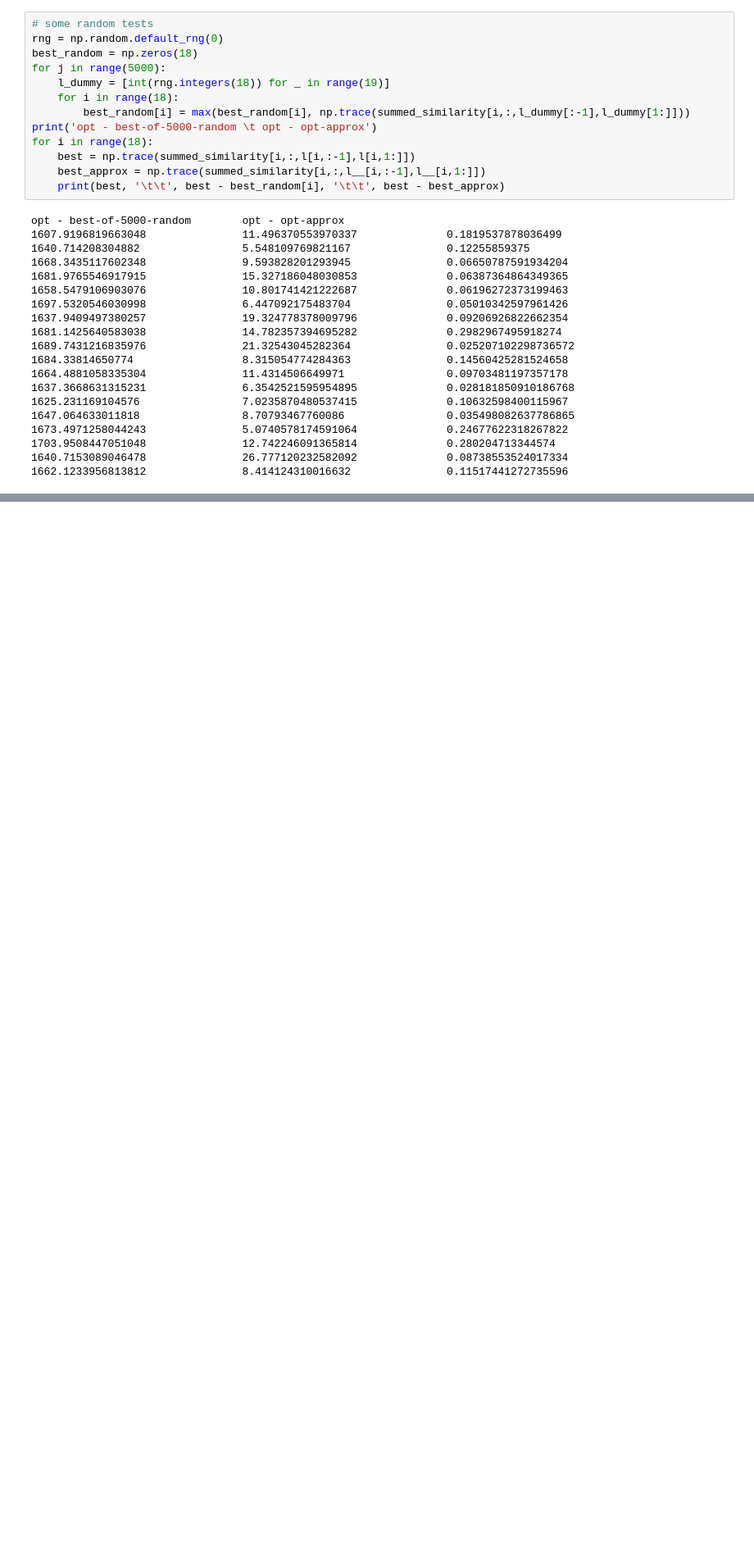
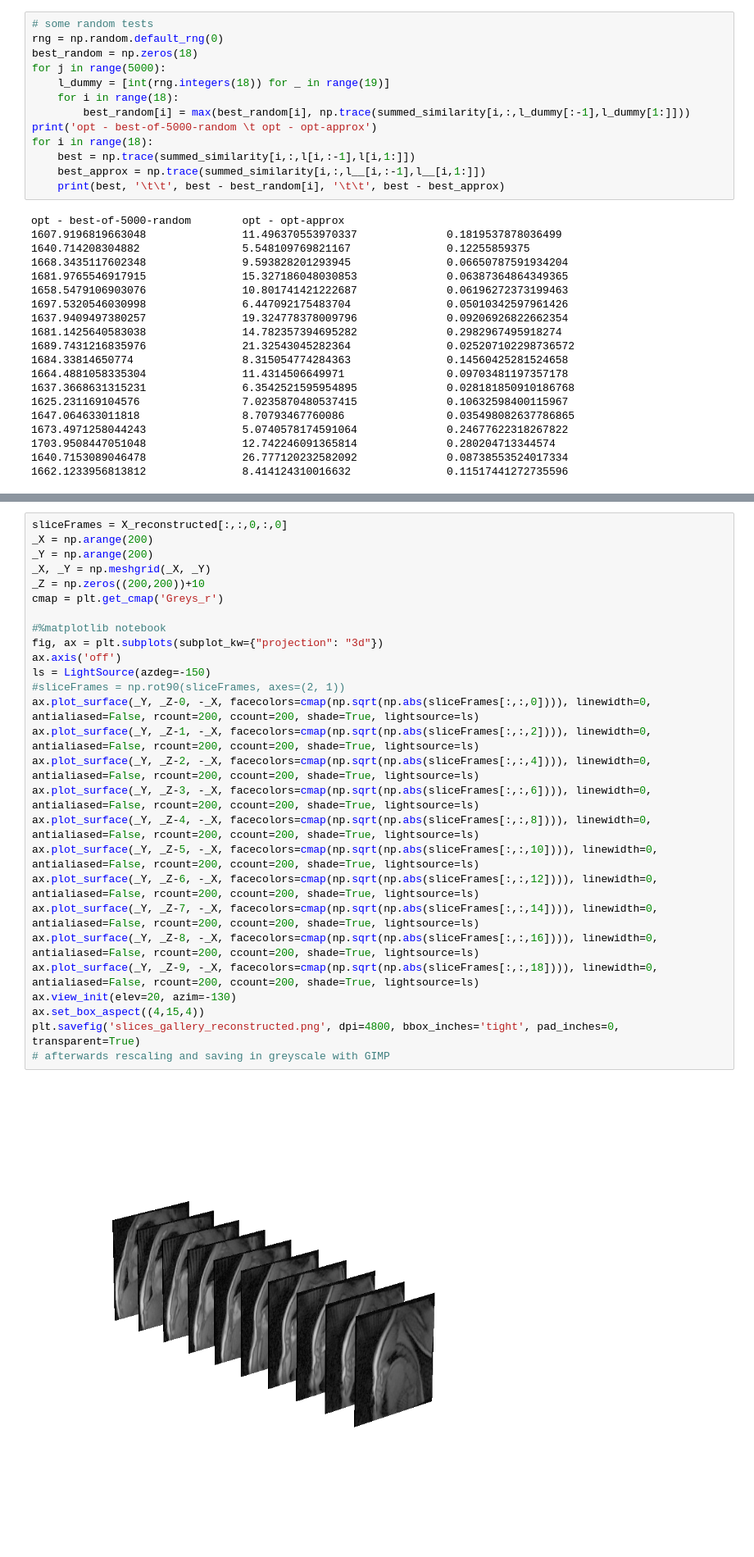
Before and after one commit to melven/pitts, a Jupyter notebook: examples/Interactive_DeepArc_thesis.ipynb, the cells around one changed output, grey strips where cells are left out. Shown at 82% size. Drawn from its saved outputs; the diff is of its cells as text; blank space fills up the shorter version.

```diff
--- a/examples/Interactive_DeepArc_thesis.ipynb
+++ b/examples/Interactive_DeepArc_thesis.ipynb
@@ -707,0 +765,29 @@ display.Video(compareVideo('approxOptimalSliceVideos0_delta', movies_))
+# %%
+sliceFrames = X_reconstructed[:,:,0,:,0]
+_X = np.arange(200)
+_Y = np.arange(200)
+_X, _Y = np.meshgrid(_X, _Y)
+_Z = np.zeros((200,200))+10
+cmap = plt.get_cmap('Greys_r')
+
+#%matplotlib notebook
+fig, ax = plt.subplots(subplot_kw={"projection": "3d"})
+ax.axis('off')
+ls = LightSource(azdeg=-150)
+#sliceFrames = np.rot90(sliceFrames, axes=(2, 1))
+ax.plot_surface(_Y, _Z-0, -_X, facecolors=cmap(np.sqrt(np.abs(sliceFrames[:,:,0]))), linewidth=0, antialiased=False, rcount=200, ccount=200, shade=True, lightsource=ls)
+ax.plot_surface(_Y, _Z-1, -_X, facecolors=cmap(np.sqrt(np.abs(sliceFrames[:,:,2]))), linewidth=0, antialiased=False, rcount=200, ccount=200, shade=True, lightsource=ls)
+ax.plot_surface(_Y, _Z-2, -_X, facecolors=cmap(np.sqrt(np.abs(sliceFrames[:,:,4]))), linewidth=0, antialiased=False, rcount=200, ccount=200, shade=True, lightsource=ls)
+ax.plot_surface(_Y, _Z-3, -_X, facecolors=cmap(np.sqrt(np.abs(sliceFrames[:,:,6]))), linewidth=0, antialiased=False, rcount=200, ccount=200, shade=True, lightsource=ls)
+ax.plot_surface(_Y, _Z-4, -_X, facecolors=cmap(np.sqrt(np.abs(sliceFrames[:,:,8]))), linewidth=0, antialiased=False, rcount=200, ccount=200, shade=True, lightsource=ls)
+ax.plot_surface(_Y, _Z-5, -_X, facecolors=cmap(np.sqrt(np.abs(sliceFrames[:,:,10]))), linewidth=0, antialiased=False, rcount=200, ccount=200, shade=True, lightsource=ls)
+ax.plot_surface(_Y, _Z-6, -_X, facecolors=cmap(np.sqrt(np.abs(sliceFrames[:,:,12]))), linewidth=0, antialiased=False, rcount=200, ccount=200, shade=True, lightsource=ls)
+ax.plot_surface(_Y, _Z-7, -_X, facecolors=cmap(np.sqrt(np.abs(sliceFrames[:,:,14]))), linewidth=0, antialiased=False, rcount=200, ccount=200, shade=True, lightsource=ls)
+ax.plot_surface(_Y, _Z-8, -_X, facecolors=cmap(np.sqrt(np.abs(sliceFrames[:,:,16]))), linewidth=0, antialiased=False, rcount=200, ccount=200, shade=True, lightsource=ls)
+ax.plot_surface(_Y, _Z-9, -_X, facecolors=cmap(np.sqrt(np.abs(sliceFrames[:,:,18]))), linewidth=0, antialiased=False, rcount=200, ccount=200, shade=True, lightsource=ls)
+ax.view_init(elev=20, azim=-130)
+ax.set_box_aspect((4,15,4))
+plt.savefig('slices_gallery_reconstructed.png', dpi=4800, bbox_inches='tight', pad_inches=0, transparent=True)
+# afterwards rescaling and saving in greyscale with GIMP
+# %% [output]
+[figure, added]
```
Also changed, not shown: parts of 49 cells of this notebook.
